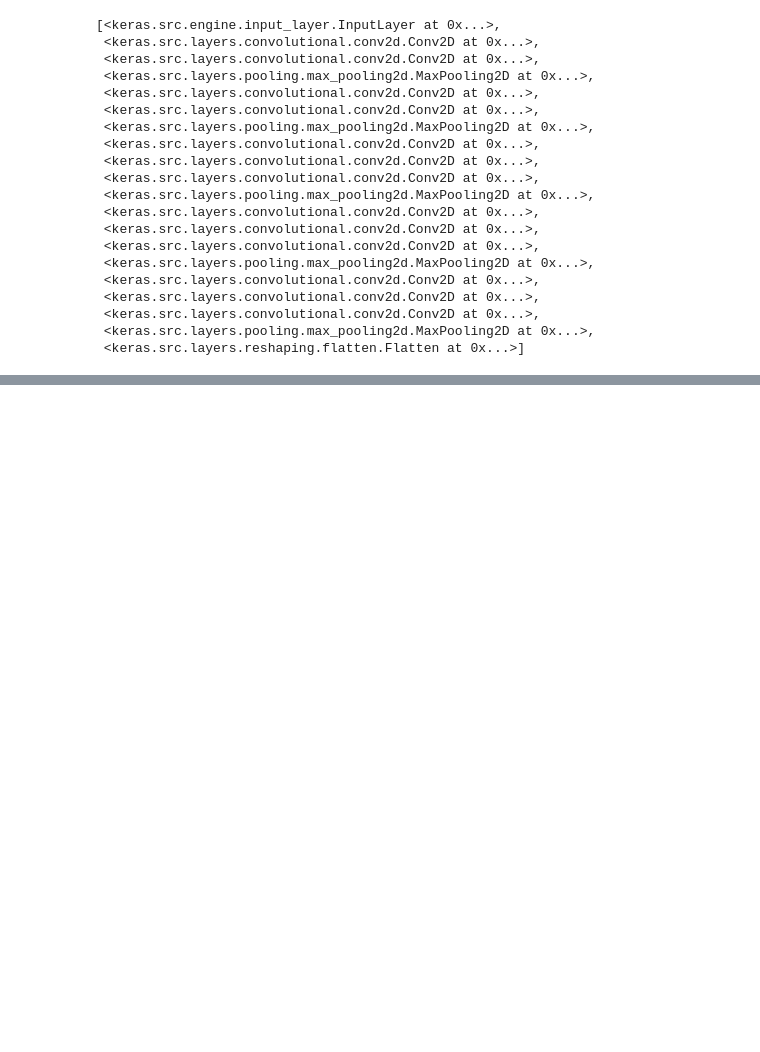
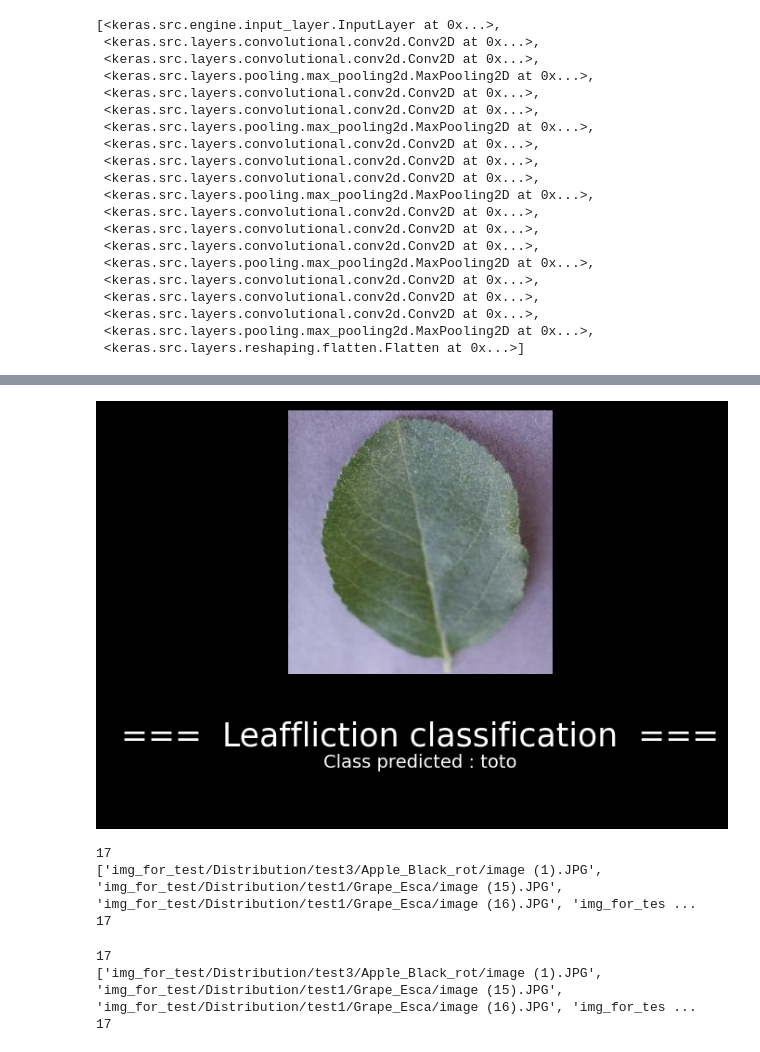
Before and after one commit to mbocquel/Leaffliction, a Jupyter notebook: test.ipynb, the cells around one changed output, grey strips where cells are left out. Drawn from its saved outputs; the diff is of its cells as text; code cells hidden in the pictures; blank space fills up the shorter version.

```diff
--- a/test.ipynb
+++ b/test.ipynb
@@ -169,0 +193,21 @@ model.model
+# %%
+fig = plt.figure()
+fig.patch.set_facecolor('black')
+gs = GridSpec(nrows=2, ncols=1, height_ratios=[3, 1])
+ax0 = fig.add_subplot(gs[0])
+ax0.imshow(img, aspect='equal')  # Set aspect to 'equal' for square image
+ax0.axis('off')
+txt_part1 = "===  Leaffliction classification  ==="
+txt_part2 = "Class predicted : " + "toto"
+ax2 = fig.add_subplot(gs[1])
+ax2.set_facecolor('black')
+ax2.text(0.5, 0.7, txt_part1,
+         color='white', fontsize=25, ha='center', va='center')
+ax2.text(0.5, 0.4, txt_part2,
+         color='white', fontsize=14, ha='center', va='center')
+plt.subplots_adjust(left=0.02, right=0.98, top=0.98, wspace=0.05, hspace=0.2)
+manager = plt.get_current_fig_manager()
+manager.set_window_title("Leafflction prediction result")
+plt.show()
+# %% [output]
+[figure, added]
@@ -169,0 +216,33 @@ model.model
+# %%
+imageDir =  "img_for_test/Distribution"
+file_list = []
+for folder in os.listdir(imageDir):
+    # if not os.path.isdir(os.path.join(imageDir, folder)):
+    #     continue
+    for foldername, subdirectorys, filenames in os.walk(os.path.join(imageDir, folder)):
+        filenames = [os.path.join(foldername, filename) for filename in filenames if filename.lower().endswith(('.png', '.jpg', '.jpeg'))]
+        file_list += filenames
+print(len(file_list))
+
+file_list = list(set(file_list))
+print(file_list)
+print(len(file_list))
+# %% [output]
+17
+['img_for_test/Distribution/test3/Apple_Black_rot/image (1).JPG', 'img_for_test/Distribution/test1/Grape_Esca/image (15).JPG', 'img_for_test/Distribution/test1/Grape_Esca/image (16).JPG', 'img_for_tes ...
+17
+# %%
+imageDir =  "img_for_test/Distribution"
+file_list = []
+
+for foldername, subdirectorys, filenames in os.walk(imageDir):
+    filenames = [os.path.join(foldername, filename) for filename in filenames if filename.lower().endswith(('.png', '.jpg', '.jpeg'))]
+    file_list += filenames
+print(len(file_list))
+file_list = list(set(file_list))
+print(file_list)
+print(len(file_list))
+# %% [output]
+17
+['img_for_test/Distribution/test3/Apple_Black_rot/image (1).JPG', 'img_for_test/Distribution/test1/Grape_Esca/image (15).JPG', 'img_for_test/Distribution/test1/Grape_Esca/image (16).JPG', 'img_for_tes ...
+17
```
Also changed, not shown: parts of 31 cells of this notebook, 7 other files.
